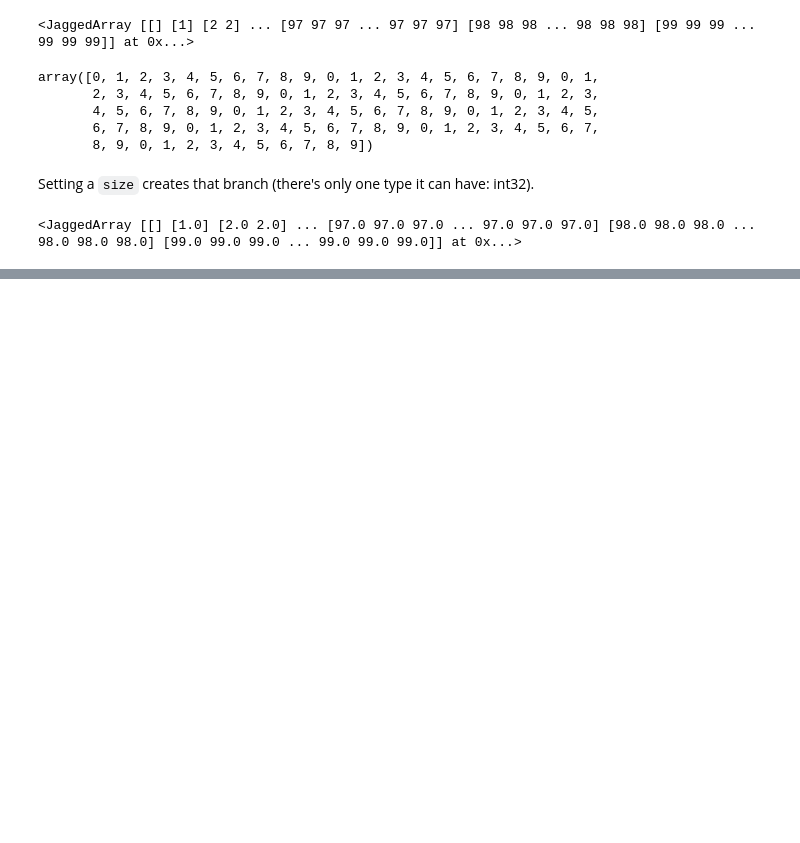
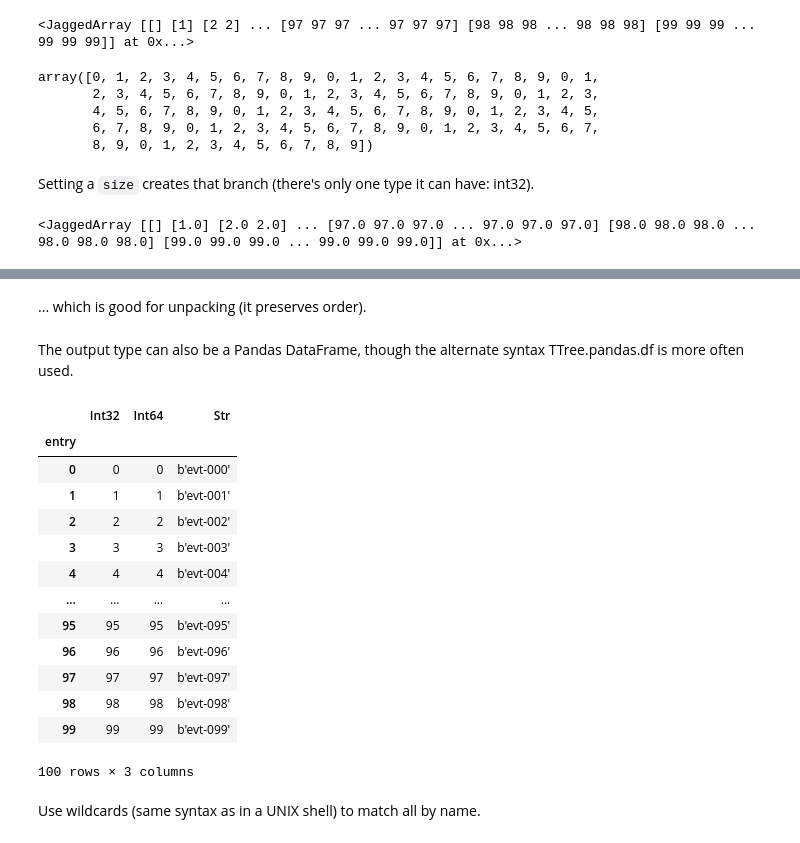
Before and after one commit to jpivarski-talks/2020-06-08-uproot-awkward-columnar-hats, a Jupyter notebook: 01-using-uproot-effectively.ipynb, the cells around one changed output, grey strips where cells are left out. Saved outputs shown, nothing was run; the diff lists cells and outputs as text; code cells hidden in the pictures; blank space fills up the shorter version.

```diff
--- a/01-using-uproot-effectively.ipynb
+++ b/01-using-uproot-effectively.ipynb
@@ -1019,0 +1026,3 @@ uproot.open("tmp.root")["jagged_tree/branch1"].array()
+# %%
+tree = uproot.open("data/nesteddirs.root")["one/two/tree"]
+tree.keys()
@@ -1019,0 +1088,2 @@ uproot.open("tmp.root")["jagged_tree/branch1"].array()
+# %% [markdown]
+... which is good for unpacking (it preserves order).
@@ -1019,0 +1092,23 @@ uproot.open("tmp.root")["jagged_tree/branch1"].array()
+# %% [markdown]
+The output type can also be a Pandas DataFrame, though the alternate syntax TTree.pandas.df is more often used.
+# %%
+import pandas as pd
+
+tree.arrays(["Int32", "Int64", "Str"], outputtype=pd.DataFrame)
+# %% [output]
+|  | Int32 | Int64 | Str |
+| entry |  |  |  |
+| 0 | 0 | 0 | b'evt-000' |
+| 1 | 1 | 1 | b'evt-001' |
+| 2 | 2 | 2 | b'evt-002' |
+| 3 | 3 | 3 | b'evt-003' |
+| 4 | 4 | 4 | b'evt-004' |
+| ... | ... | ... | ... |
+| 95 | 95 | 95 | b'evt-095' |
+| 96 | 96 | 96 | b'evt-096' |
+| 97 | 97 | 97 | b'evt-097' |
+| 98 | 98 | 98 | b'evt-098' |
+| 99 | 99 | 99 | b'evt-099' |
+100 rows × 3 columns
+# %% [markdown]
+Use wildcards (same syntax as in a UNIX shell) to match all by name.
```
Also changed, not shown: parts of 40 cells of this notebook.
